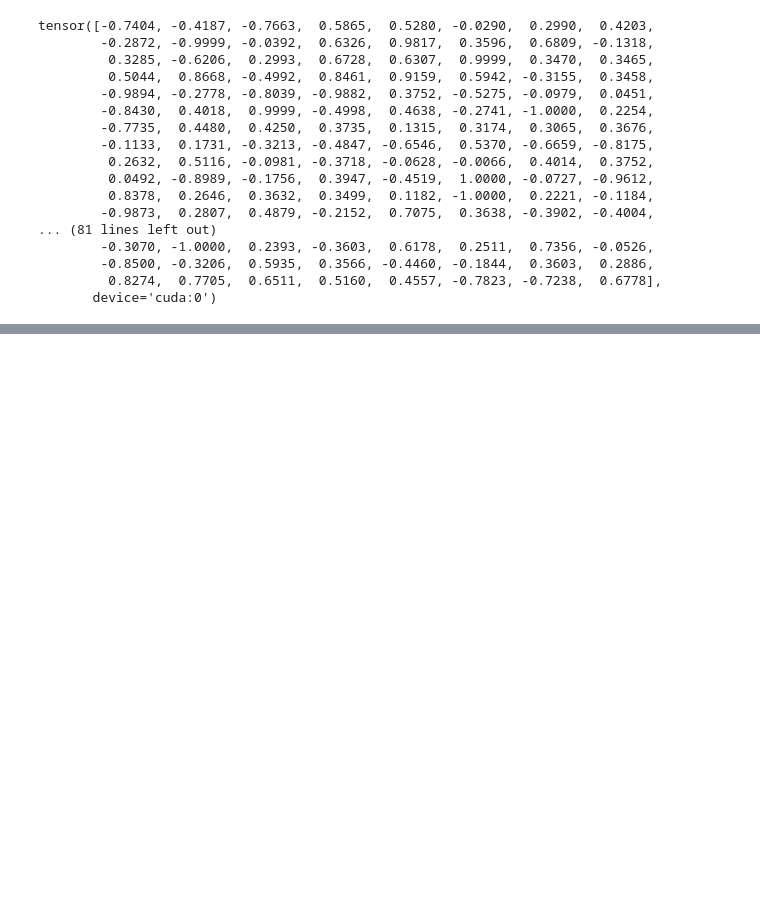
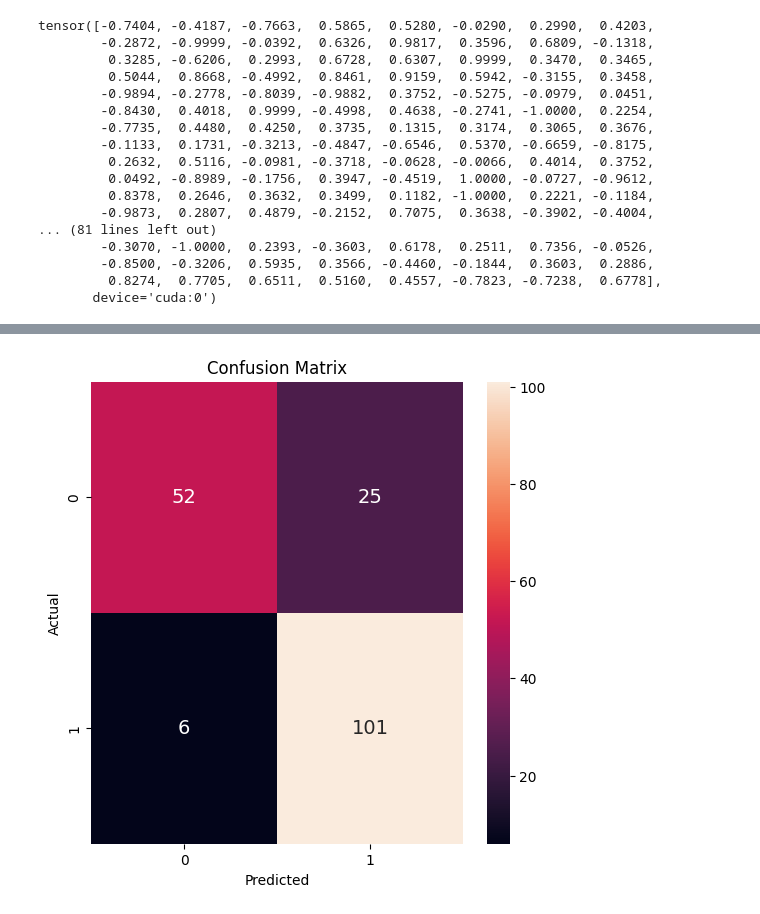
Before and after one commit to Sowmyad15/SMS_Spam, a Jupyter notebook: BERT_MLP_Balanced+NewData.ipynb, the cells around one changed output, grey strips where cells are left out. Saved outputs shown, nothing was run; the diff lists cells and outputs as text; code cells hidden in the pictures; blank space fills up the shorter version.

```diff
--- a/BERT_MLP_Balanced+NewData.ipynb
+++ b/BERT_MLP_Balanced+NewData.ipynb
@@ -344,0 +345,11 @@ Accuracy: 83.70%
+# %%
+from sklearn.metrics import confusion_matrix, accuracy_score, precision_score, recall_score, f1_score,classification_report
+report=classification_report(Y,predictions)
+
+print(f'Accuracy: {accuracy}\nClassification Report:\n{report}')
+
+from sklearn.metrics import confusion_matrix, accuracy_score, precision_score, recall_score, f1_score,classification_report
+
+conf_matrix = confusion_matrix(Y, predictions)
+
+print(f'Confusion Matrix:\n{conf_matrix}')
@@ -344,0 +371,11 @@ Accuracy: 83.70%
+# %%
+import seaborn as sns
+import matplotlib.pyplot as plt
+plt.figure(figsize=(6, 6))
+sns.heatmap(conf_matrix, annot=True, fmt="d", cbar=True, annot_kws={"size": 14})
+plt.title("Confusion Matrix")
+plt.xlabel("Predicted")
+plt.ylabel("Actual")
+plt.show()
+# %% [output]
+[figure, added]
```
Also changed, not shown: parts of 3 cells of this notebook.
